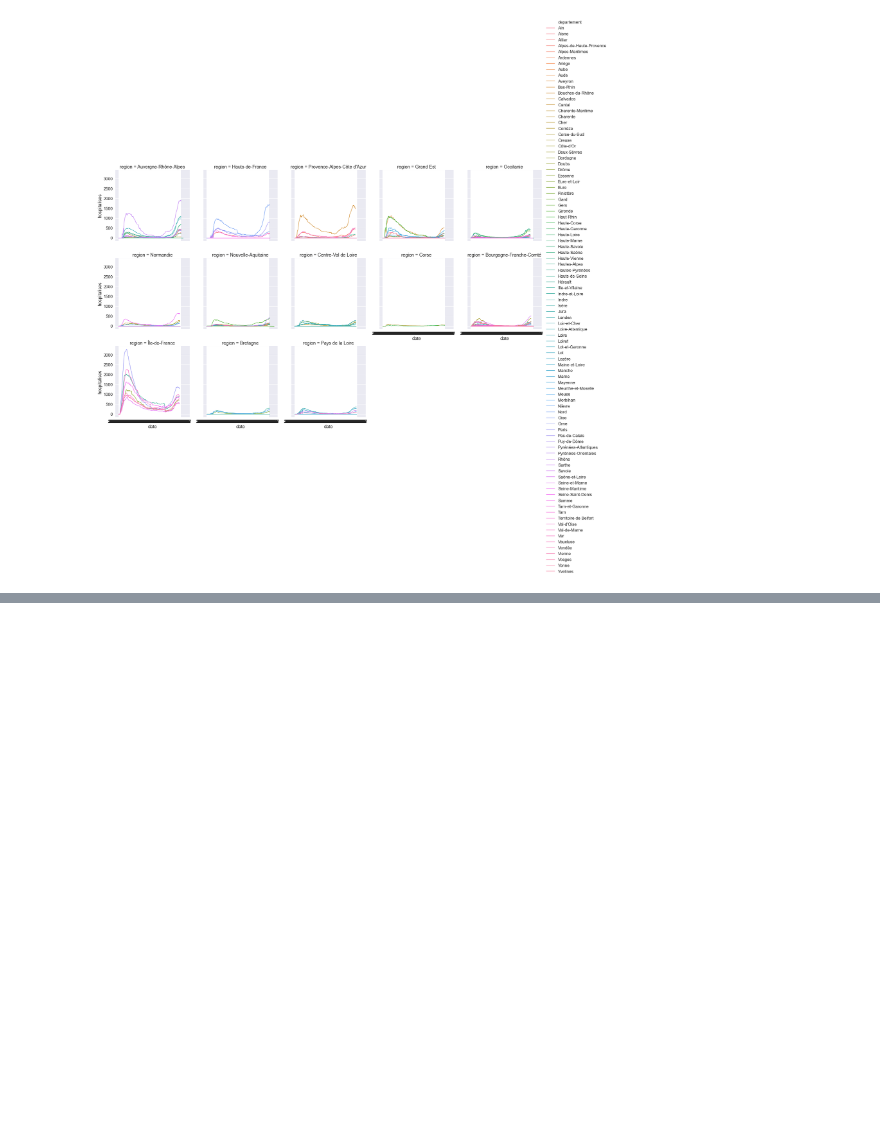
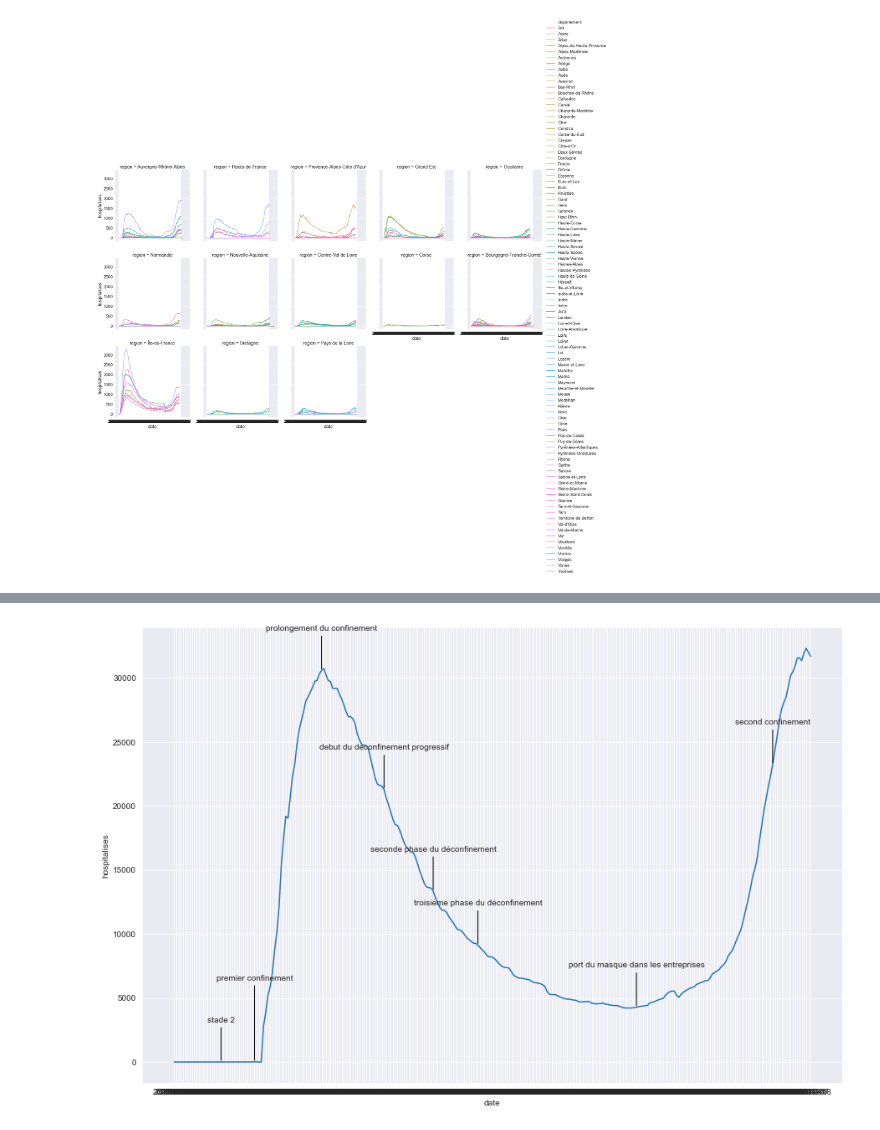
Before and after one commit to bastrob/TP_COVID_YNOV, a Jupyter notebook: Documentation_Projet_Data.ipynb, the cells around one changed output, grey strips where cells are left out. Drawn from its saved outputs; the diff is of its cells as text; code cells hidden in the pictures; blank space fills up the shorter version.

```diff
--- a/Documentation_Projet_Data.ipynb
+++ b/Documentation_Projet_Data.ipynb
@@ -105,0 +201,99 @@ sns.relplot(x="date", y="hospitalises", hue="departement",
+# %%
+import pandas as pd
+import numpy as np
+import glob
+from pandas import DataFrame
+from datetime import datetime
+import matplotlib.pyplot as plt
+import matplotlib.dates as mdates
+import seaborn as sns
+
+
+filename = r'F:\Ynov\Master 2\TEST-master\datasets_cleaned\test.csv' # use your path
+
+df = pd.read_csv(filename)
+
+print(df)
+
+color = sns.color_palette()
+sns.set_style('darkgrid')
+
+f, ax = plt.subplots(figsize = (15, 10))
+ax = sns.lineplot(x="date", y="hospitalises", data=df, ci=None, estimator=sum, ax=ax);
+
+#Annotation des évènements majeurs
+
+plt.annotate('stade 2',
+            xy=('2020-02-28', 0),
+            xycoords='data',
+            xytext=(0, 50),
+            textcoords='offset points',
+            arrowprops=dict(arrowstyle='-', color='black'),
+            ha='center',
+            va='center')
+
+plt.annotate('premier confinement',
+            xy=('2020-03-14', 12),
+            xycoords='data',
+            xytext=(0, 100),
+            textcoords='offset points',
+            arrowprops=dict(arrowstyle='-', color='black'),
+            ha='center',
+            va='center')
+
+plt.annotate('prolongement du confinement',
+            xy=('2020-04-13', 30580),
+            xycoords='data',
+            xytext=(0, 50),
+            textcoords='offset points',
+            arrowprops=dict(arrowstyle='-', color='black'),
+            ha='center',
+            va='center')
+
+plt.annotate('debut du déconfinement progressif',
+            xy=('2020-05-11', 21283),
+            xycoords='data',
+            xytext=(0, 50),
+            textcoords='offset points',
+            arrowprops=dict(arrowstyle='-', color='black'),
+            ha='center',
+            va='center')
+
+plt.annotate('seconde phase du déconfinement',
+            xy=('2020-06-02', 13352),
+            xycoords='data',
+            xytext=(0, 50),
+            textcoords='offset points',
+            arrowprops=dict(arrowstyle='-', color='black'),
+            ha='center',
+            va='center')
+
+plt.annotate('troisième phase du déconfinement',
+            xy=('2020-06-22', 9128),
+            xycoords='data',
+            xytext=(0, 50),
+            textcoords='offset points',
+            arrowprops=dict(arrowstyle='-', color='black'),
+            ha='center',
+            va='center')
+
+plt.annotate('port du masque dans les entreprises',
+            xy=('2020-09-01', 4277),
+            xycoords='data',
+            xytext=(0, 50),
+            textcoords='offset points',
+            arrowprops=dict(arrowstyle='-', color='black'),
+            ha='center',
+            va='center')
+
+plt.annotate('second confinement',
+            xy=('2020-11-01', 23253),
+            xycoords='data',
+            xytext=(0, 50),
+            textcoords='offset points',
+            arrowprops=dict(arrowstyle='-', color='black'),
+            ha='center',
+            va='center')
+
+plt.show
+# %% [output]
@@ -105,0 +318 @@ sns.relplot(x="date", y="hospitalises", hue="departement",
+[figure, added]
```
Also changed, not shown: parts of 7 cells of this notebook.
